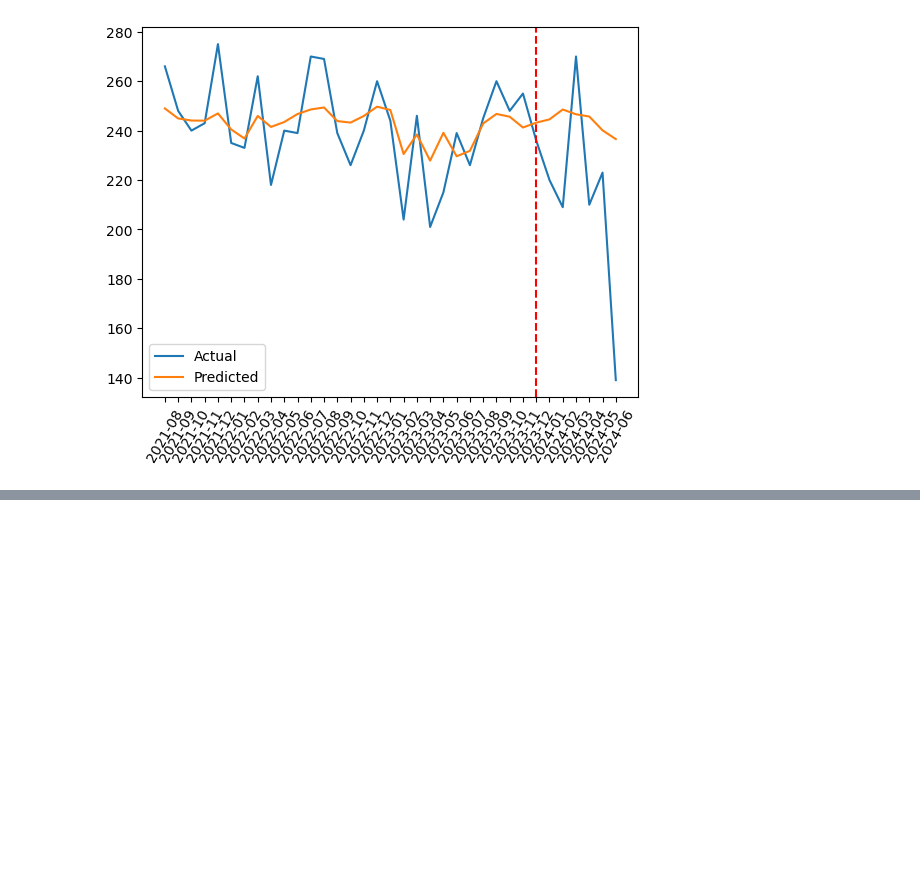
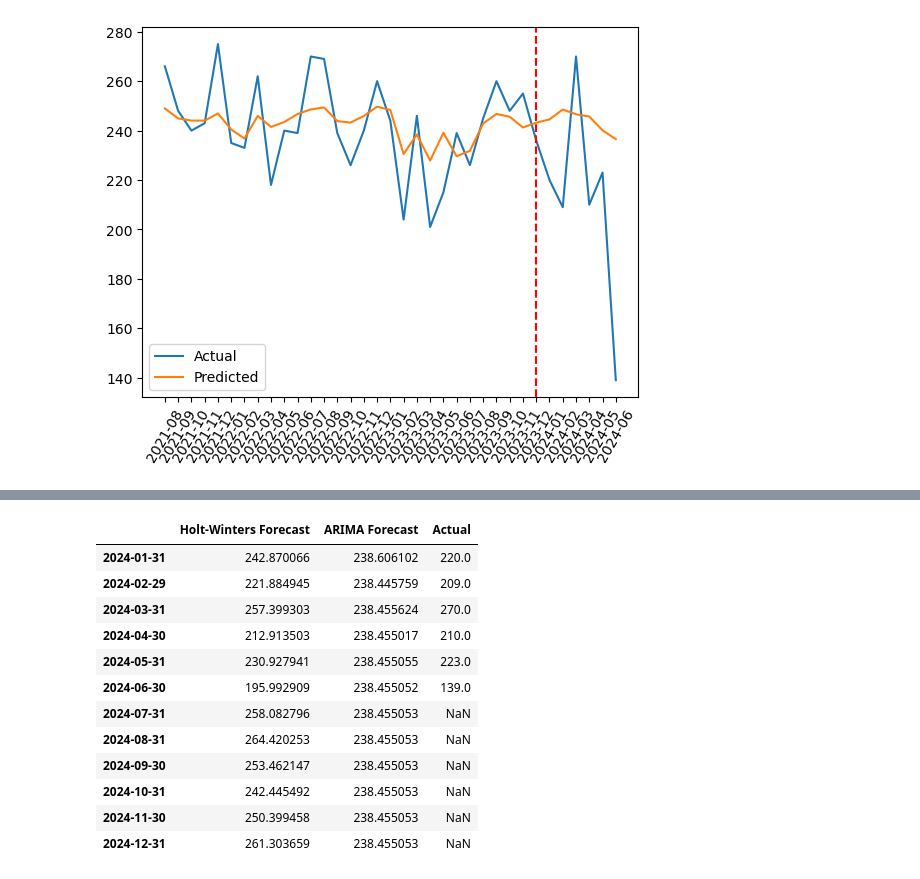
Before and after one commit to menonpg/CMU_PGSS_2024, a Jupyter notebook: L7-7192024/VisualizeTimeSeries.ipynb, the cells around one changed output, grey strips where cells are left out. Cells and saved outputs as stored; diff of their text form; code cells hidden in the pictures; blank space fills up the shorter version.

```diff
--- a/L7-7192024/VisualizeTimeSeries.ipynb
+++ b/L7-7192024/VisualizeTimeSeries.ipynb
@@ -146,0 +217,43 @@ X does not have valid feature names, but RandomForestRegressor was fitted with f
+# %%
+# Lets use plotly to superimpose the forecasts on the actual data. remember combined_df.index are dates in YYYY-MM format
+import plotly.graph_objects as go
+
+# Plot the results using Plotly
+fig = go.Figure()
+
+# Add traces for actual data
+fig.add_trace(go.Scatter(x=data.index[:-6], y=data['Deliveries'][:-6], mode='lines', name='Train Data'))
+
+fig.add_trace(go.Scatter(x=data.index[-6:], y=holt_winters_forecast, mode='lines', name='Holt-Winters Forecast'))
+fig.add_trace(go.Scatter(x=data.index[-6:], y=arima_forecast, fill=None, mode='lines', line_color='green', name='ARIMA Forecast'))
+fig.add_trace(go.Scatter(x=data.index[-6:], y=data['Deliveries'][-6:], fill=None, mode='lines', line_color='black', name='ACTUAL'))
+
+
+fig.show()
+# %%
+""" put this into a single data frame
+
+fig.add_trace(go.Scatter(x=data.index[-6:], y=holt_winters_forecast, mode='lines', name='Holt-Winters Forecast'))
+fig.add_trace(go.Scatter(x=data.index[-6:], y=arima_forecast, fill=None, mode='lines', line_color='green', name='ARIMA Forecast'))
+fig.add_trace(go.Scatter(x=data.index[-6:], y=data['Deliveries'][-6:], fill=None, mode='lines', line_color='black', name='ACTUAL'))
+
+"""
+# Augent data['Deliveries'][-6:] with 6 months of NaNs to match the forecasted data
+actuals = np.concatenate([data['Deliveries'][-6:], np.array([np.nan] * 6)])
+forecasts_df = pd.DataFrame({'Holt-Winters Forecast': holt_winters_forecast, 'ARIMA Forecast': arima_forecast, 'Actual': actuals})
+forecasts_df.index = pd.date_range(start='2024-01-01', periods=12, freq='ME')
+forecasts_df
+# %% [output]
+|  | Holt-Winters Forecast | ARIMA Forecast | Actual |
+| 2024-01-31 | 242.870066 | 238.606102 | 220.0 |
+| 2024-02-29 | 221.884945 | 238.445759 | 209.0 |
+| 2024-03-31 | 257.399303 | 238.455624 | 270.0 |
+| 2024-04-30 | 212.913503 | 238.455017 | 210.0 |
+| 2024-05-31 | 230.927941 | 238.455055 | 223.0 |
+| 2024-06-30 | 195.992909 | 238.455052 | 139.0 |
+| 2024-07-31 | 258.082796 | 238.455053 | NaN |
+| 2024-08-31 | 264.420253 | 238.455053 | NaN |
+| 2024-09-30 | 253.462147 | 238.455053 | NaN |
+| 2024-10-31 | 242.445492 | 238.455053 | NaN |
+| 2024-11-30 | 250.399458 | 238.455053 | NaN |
+| 2024-12-31 | 261.303659 | 238.455053 | NaN |
```
Also changed, not shown: parts of 5 cells of this notebook, 2 other files.
